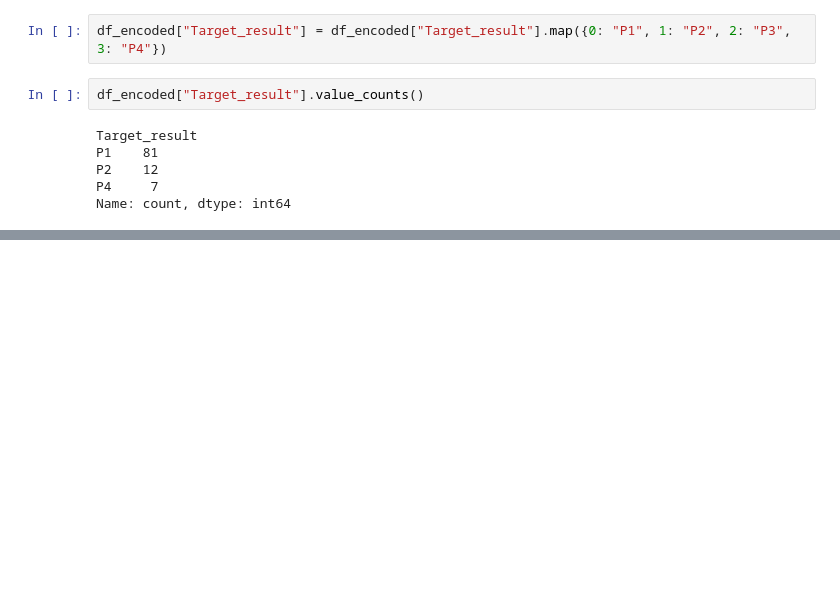
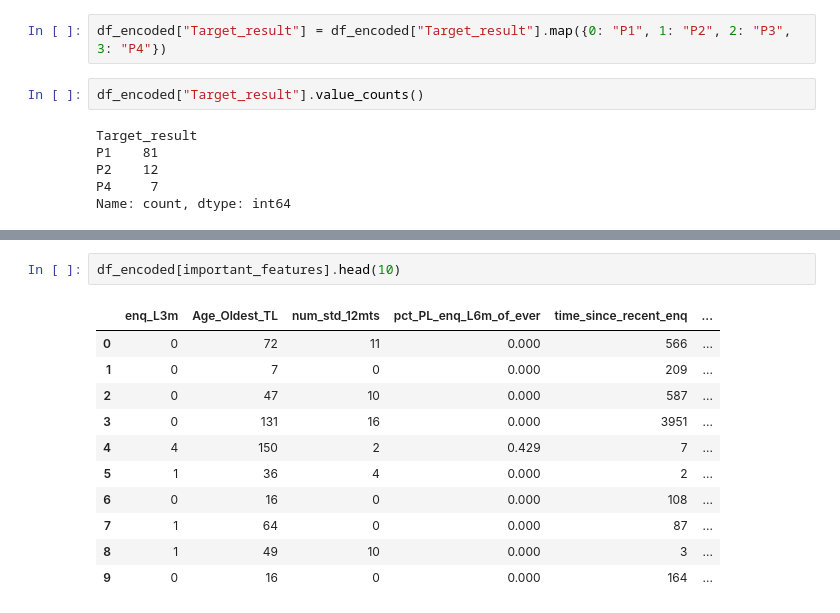
Before and after one commit to satyam1256/Credit_Risk, a Jupyter notebook: Notebooks/unseen_prediction.ipynb, the cells around one changed output, grey strips where cells are left out. Saved outputs shown, nothing was run; the diff lists cells and outputs as text; blank space fills up the shorter version.

```diff
--- a/Notebooks/unseen_prediction.ipynb
+++ b/Notebooks/unseen_prediction.ipynb
@@ -276,0 +316,14 @@ Name: count, dtype: int64
+# %%
+df_encoded[important_features].head(10)
+# %% [output]
+|  | enq_L3m | Age_Oldest_TL | num_std_12mts | pct_PL_enq_L6m_of_ever | time_since_recent_enq | ... |
+| 0 | 0 | 72 | 11 | 0.000 | 566 | ... |
+| 1 | 0 | 7 | 0 | 0.000 | 209 | ... |
+| 2 | 0 | 47 | 10 | 0.000 | 587 | ... |
+| 3 | 0 | 131 | 16 | 0.000 | 3951 | ... |
+| 4 | 4 | 150 | 2 | 0.429 | 7 | ... |
+| 5 | 1 | 36 | 4 | 0.000 | 2 | ... |
+| 6 | 0 | 16 | 0 | 0.000 | 108 | ... |
+| 7 | 1 | 64 | 0 | 0.000 | 87 | ... |
+| 8 | 1 | 49 | 10 | 0.000 | 3 | ... |
+| 9 | 0 | 16 | 0 | 0.000 | 164 | ... |
```
Also changed, not shown: parts of 2 cells of this notebook, 2 other files.
